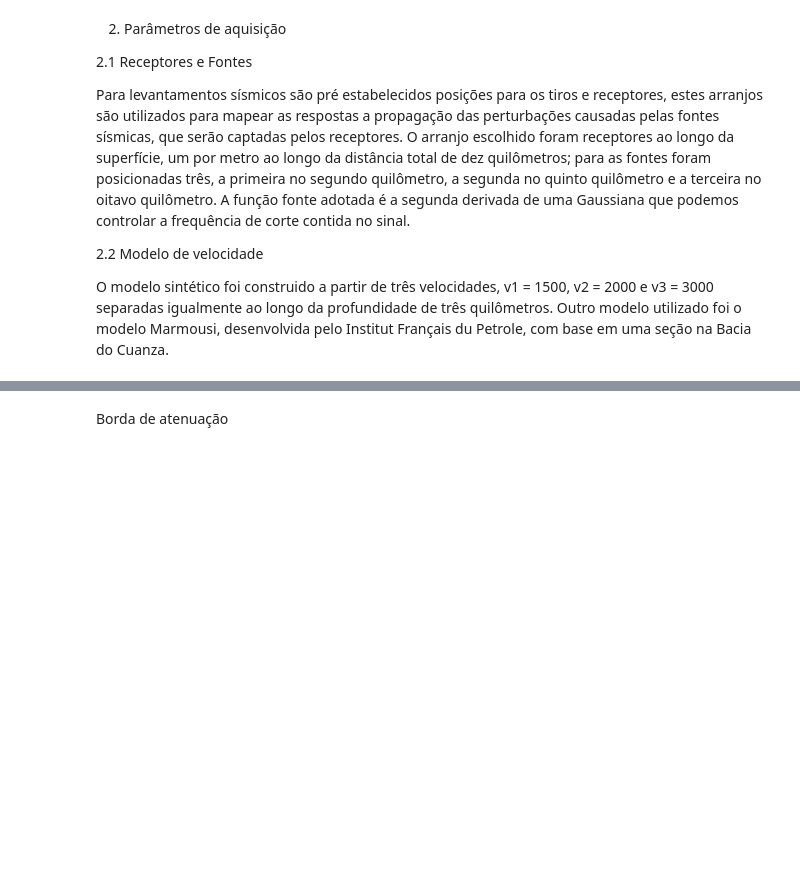
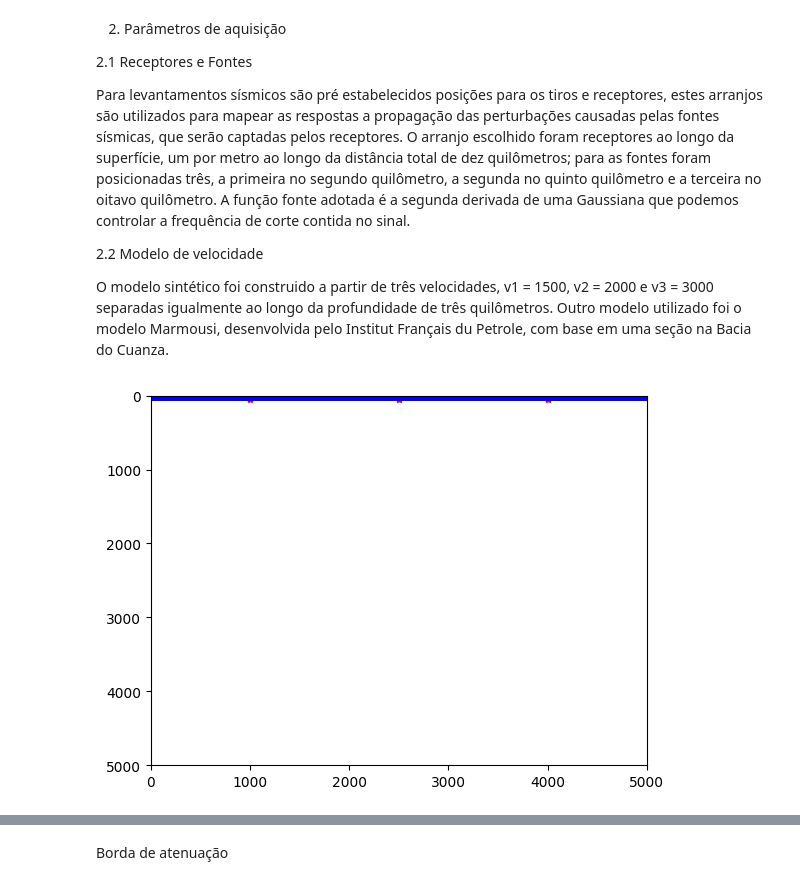
Before and after one commit to GISIS-UFF/SeismicModeling2D, a Jupyter notebook: src/Relatorio.ipynb, the cells around one changed output, grey strips where cells are left out. Saved outputs shown, nothing was run; the diff lists cells and outputs as text; code cells hidden in the pictures; blank space fills up the shorter version.

```diff
--- a/src/Relatorio.ipynb
+++ b/src/Relatorio.ipynb
@@ -14,3 +66,32 @@ Para levantamentos sísmicos são pré estabelecidos posições para os tiros e
 2.2 Modelo de velocidade
 
 O modelo sintético foi construido a partir de três velocidades, v1 = 1500, v2 = 2000 e v3 = 3000 separadas igualmente ao longo da profundidade de três quilômetros. Outro modelo utilizado foi o modelo Marmousi, desenvolvida pelo Institut Français du Petrole, com base em uma seção na Bacia do Cuanza.
+# %%
+import numpy as np
+import matplotlib.pyplot as plt
+import pandas as pd
+
+# sources
+sx_init = 1000
+sx_end  = 4000
+Nsource = 3
+sx = np.linspace(sx_init,sx_end,Nsource)
+sz = 50 * np.ones(len(sx))
+sIdx = np.arange(Nsource)
+
+# receivers
+rx_init = 0
+rx_end = 5001
+Nrec = 5001
+rx = np.linspace(rx_init,rx_end,Nrec,endpoint=False)
+rz = np.ones(len(rx))
+rIdx = np.arange(Nrec)
+
+plt.figure()
+plt.plot(sx,sz,"r*")
+plt.plot(rx,rz,'bv')
+plt.xlim(0,rx_end)
+plt.ylim(rx_end,0)
+plt.show()
+# %% [output]
+[figure, added]
```
Also changed, not shown: parts of 43 cells of this notebook.
